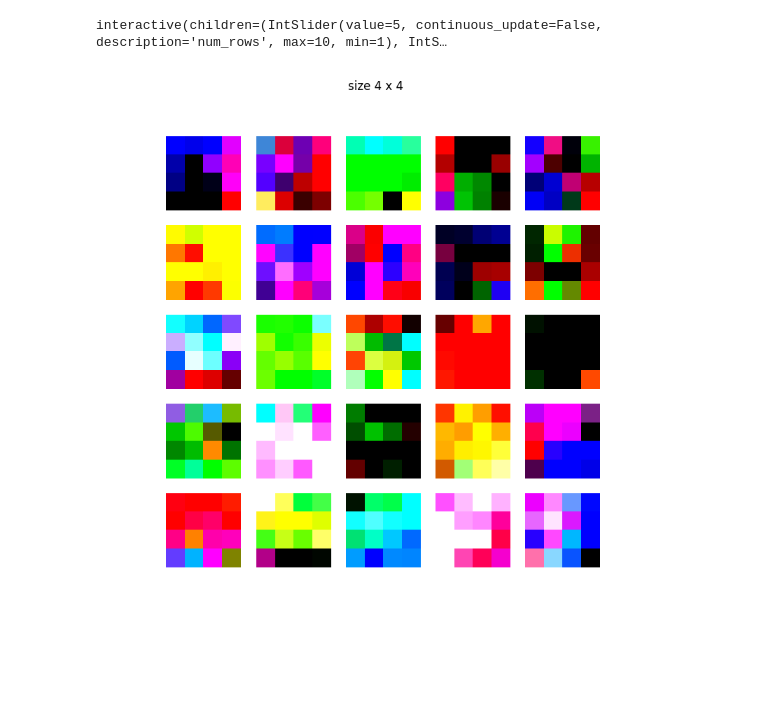
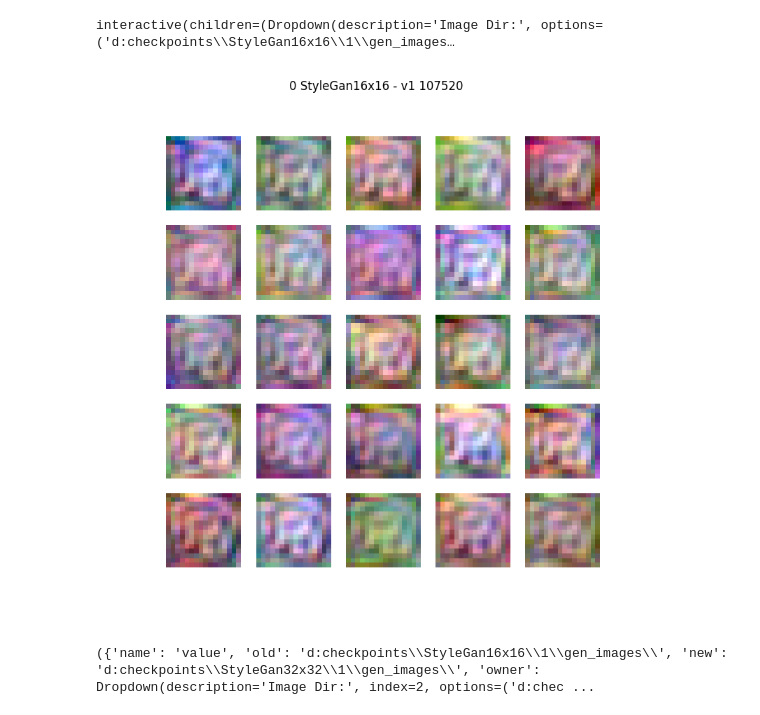
Before and after one commit to Arty-Facts/cgip_gan_2023, a Jupyter notebook: show.ipynb, the cells around one changed output. Saved outputs shown, nothing was run; the diff lists cells and outputs as text; code cells hidden in the pictures; blank space fills up the shorter version.

```diff
--- a/show.ipynb
+++ b/show.ipynb
@@ -7,33 +13,46 @@ import ipywidgets as widgets
+# %%
+@cache
+def load_image(img_file):
+    return mpimg.imread(img_file)
 # %%
+
+dir = list(glob(f'{PATH}/**/gen_images/', recursive=True))
+dir.sort()
 fig = plt.figure(figsize=(8,8))
+
+
+img_file=widgets.Dropdown(options=dir, value=dir[0], description='Image Dir:')
+step_slide=widgets.IntSlider(min=0, max=len(list(glob(f"{dir[0]}/*")))-1, step=1,value=0,continuous_update=True)
+num_rows_slide=widgets.IntSlider(min=1, max=10, step=1,value=5,continuous_update=False)
+num_cols_slide=widgets.IntSlider(min=1, max=10, step=1,value=5,continuous_update=False)
+def on_update_folder(*args):
+    print(args)
+    folders = list(glob(f"{img_file.value}/*"))
+    step_slide.max = len(folders)-1
+img_file.observe(on_update_folder, 'value')
+
 @widgets.interact(
-            step=widgets.IntSlider(
-                min=0, max=9, step=1,
-                value=0,
-                continuous_update=False,
-            ),
-            num_rows=widgets.IntSlider(
-                min=1, max=10, step=1,
-                value=5,
-                continuous_update=False,
-            ),
-            num_cols=widgets.IntSlider(
-                min=1, max=10, step=1,
-                value=5,
-                continuous_update=False,
-            ),
-)
-def show(num_rows = 10, num_cols = 10, step=0):
+                folders=img_file,
+                num_rows=num_rows_slide,
+                num_cols=num_cols_slide,
+                step=step_slide
+                )
+def show(folders, num_rows = 10, num_cols = 10, step=0):
     fig.clear()
-    fig.suptitle(f'size {4*2**(step)} x {4*2**(step)}')
-    for i, img_file in enumerate(glob(f'saved_examples/step{step}/*.png')[:num_rows*num_cols]):
+    folders = list(glob(f"{folders}/*"))
+    folders.sort()
+    fig.suptitle(f'{Path(folders[step]).parent.parent.parent.name} - v{Path(folders[step]).parent.parent.name} {Path(folders[step]).name}')
+    images = list(glob(f'{folders[step]}/*.png'))
+    for i, img_file in enumerate(images[:num_rows*num_cols]):
         fig.add_subplot(num_rows, num_cols, i+1)
-        img = mpimg.imread(img_file)
+        img = load_image(img_file)
         plt.imshow(img)
         plt.axis('off')
+    # plt.show()
 # %% [output]
-interactive(children=(IntSlider(value=5, continuous_update=False, description='num_rows', max=10, min=1), IntS…
+interactive(children=(Dropdown(description='Image Dir:', options=('d:checkpoints\\StyleGan16x16\\1\\gen_images…
-[figure, old version]
+[figure, new version]
+({'name': 'value', 'old': 'd:checkpoints\\StyleGan16x16\\1\\gen_images\\', 'new': 'd:checkpoints\\StyleGan32x32\\1\\gen_images\\', 'owner': Dropdown(description='Image Dir:', index=2, options=('d:chec ...
 # %%
 import random
 from torchvision import transforms
```
Also changed, not shown: parts of 2 cells of this notebook, 3 other files.
